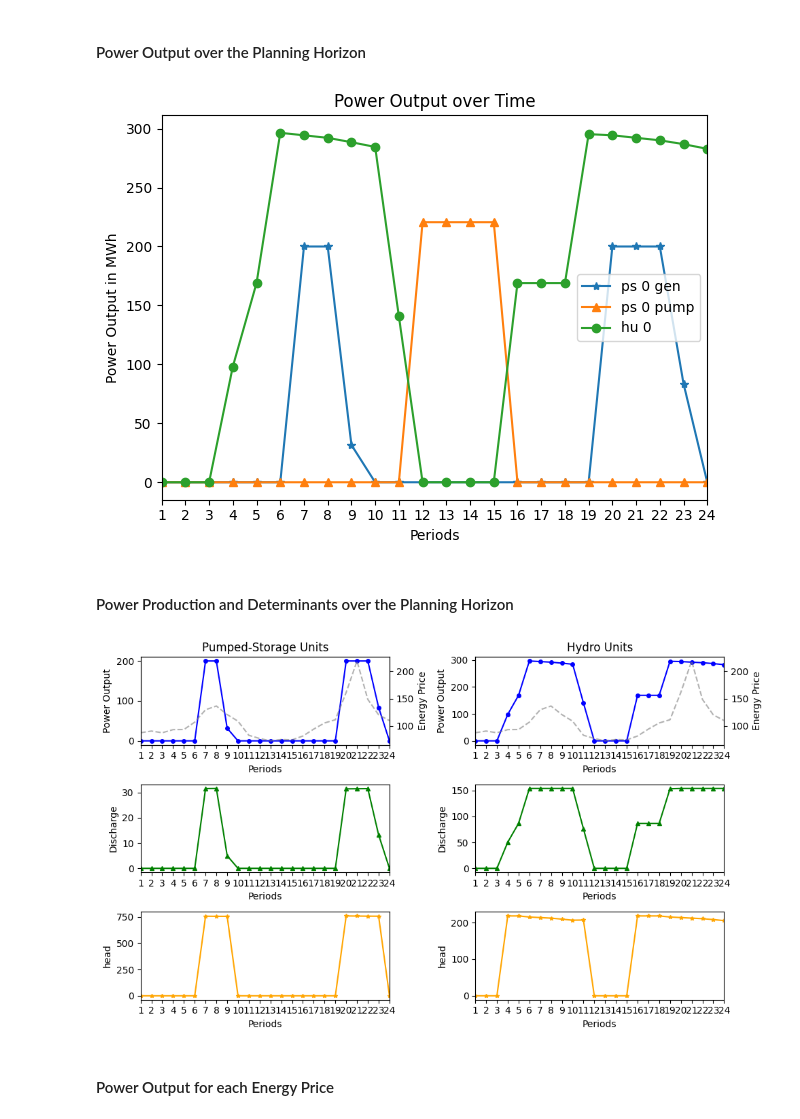
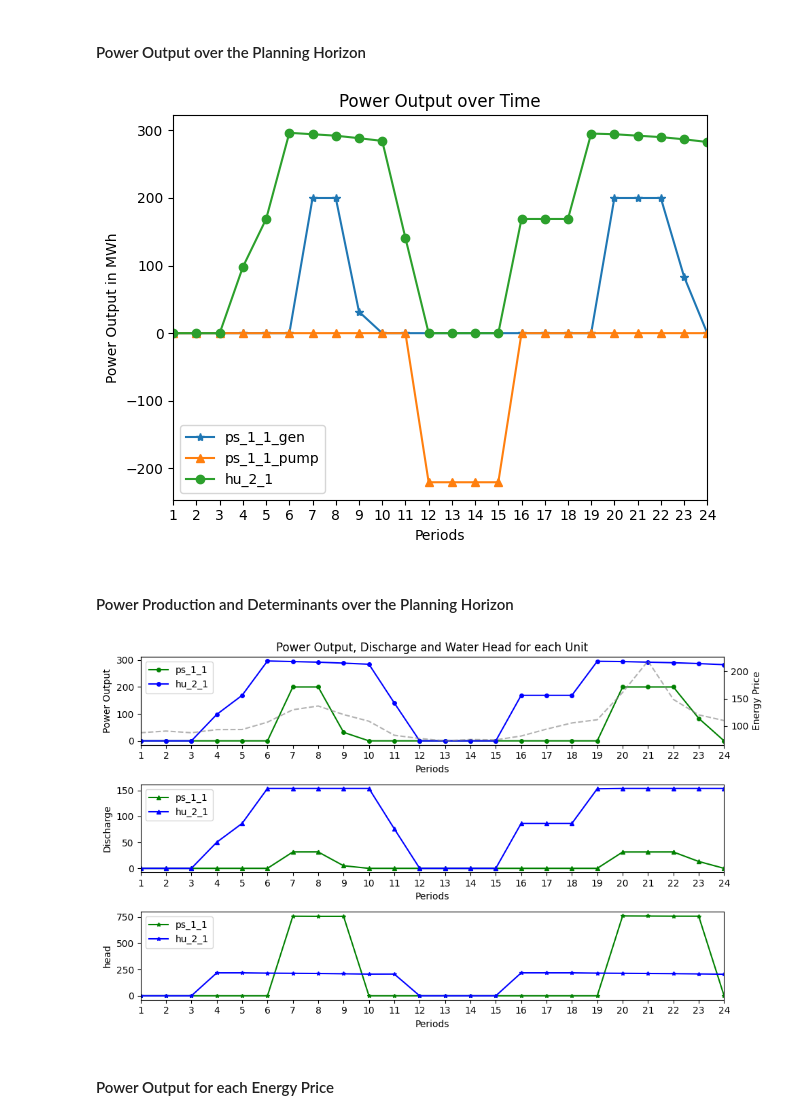
Before and after one commit to FredericWeiss/Seminar-Thesis, a Jupyter notebook: psh.ipynb, the cells around one changed output. Cells and saved outputs as stored; diff of their text form; code cells hidden in the pictures.

```diff
--- a/psh.ipynb
+++ b/psh.ipynb
@@ -769,20 +715,20 @@ for i in psh.reservoirs[:-1]:
 
     # Discharges from hydro units
     for j in psh.hu_affiliation[i]:
-        ax[i].plot(psh.periods+1, results.loc[f'hu_discharge_{i}_{j}'], marker='o', label=f'hu_{j}', color='green')
+        ax[i].plot(psh.periods+1, results.loc[f'hu_discharge_{i+1}_{j+1}'], marker='o', label=f'hu_{i+1}_{j+1}', color='green')
 
     # Discharges from pumped-storage units to generate power
     for k in psh.ps_affiliation[i]:
-        ax[i].plot(psh.periods+1, results.loc[f'ps_discharge_gen_{i}_{k}'], marker='*', label=f'ps_gen_{j}', color='blue')
+        ax[i].plot(psh.periods+1, results.loc[f'ps_discharge_gen_{i+1}_{k+1}'], marker='*', label=f'ps_{i+1}_{k+1}_gen', color='blue')
 
     # Discharges from pumped-storage units pumped upstream
     if i > 0: # No water can be punped upstream from first reservoir
         for k in psh.ps_affiliation[i-1]:
-            ax[i].plot(psh.periods+1, results.loc[f'ps_discharge_pump_{i}_{k}'], marker='+', label=f'ps_pump_{k}')
+            ax[i].plot(psh.periods+1, results.loc[f'ps_discharge_pump_{i+1}_{k+1}'], marker='+', label=f'ps_{i+1}_{k+1}_pump')
 
     # Total discharge downstream and spillage
-    ax[i].plot(psh.periods+1, results.loc[f'total_discharge_{i}'], label=f'Total discharge', marker='^', color='red')
-    ax[i].plot(psh.periods+1, results.loc[f'spillage_{i}'], label=f'Spillage', color='yellow')
+    ax[i].plot(psh.periods+1, results.loc[f'total_discharge_{i+1}'], label=f'total_discharge_{i+1}', marker='^', color='red')
+    ax[i].plot(psh.periods+1, results.loc[f'spillage_{i+1}'], label=f'spillage_{i+1}', color='yellow')
 
     ax[i].set_title(f'Discharges of reservoir {i+1}')
     ax[i].set_ylabel('Discharge in m^3/s')
@@ -790,7 +736,6 @@ for i in psh.reservoirs[:-1]:
 
     ax[i].set_xticks(psh.periods+1)
     ax[i].set_xlim(1, len(psh.periods))
-    ax[i].set_ylim(-10, 250)
 
     ax[i].legend()
 
@@ -808,12 +753,12 @@ for i in psh.reservoirs[:-1]:
 
     # Power generated by hydro units
     for j in psh.hu_affiliation[i]:
-        ax.plot(psh.periods+1, results.loc[f'hu_power_{i}_{j}'], label=f'hu {j}', marker='o')
+        ax.plot(psh.periods+1, results.loc[f'hu_power_{i+1}_{j+1}'], label=f'hu_{i+1}_{j+1}', marker='o')
 
     # Power generated and consumed by pumped-storage units
     for k in psh.ps_affiliation[i]:
-        ax.plot(psh.periods+1, results.loc[f'ps_power_gen_{i}_{k}'], label=f'ps {k} gen', marker='*')
-        ax.plot(psh.periods+1, results.loc[f'ps_power_pump_{i}_{k}'], label=f'ps {k} pump', marker='^')
+        ax.plot(psh.periods+1, results.loc[f'ps_power_gen_{i+1}_{k+1}'], label=f'ps_{i+1}_{k+1}_gen', marker='*')
+        ax.plot(psh.periods+1, results.loc[f'ps_power_pump_{i+1}_{k+1}'] * (-1), label=f'ps_{i+1}_{k+1}_pump', marker='^')
 
     ax.set_title('Power Output over Time')
     ax.set_ylabel('Power Output in MWh')
@@ -826,50 +771,47 @@ for i in psh.reservoirs[:-1]:
 
 plt.tight_layout()
 # %% [output]
-[figure, old version]
+[figure, new version]
 # %% [markdown]
 #### Power Production and Determinants over the Planning Horizon
 # %%
 # The first number in the label is always the reservoir index and the second the unit index
 
-fig, ax = plt.subplots(figsize=(10,6), nrows=3, ncols=len(psh.reservoirs)-1)
+fig, ax = plt.subplots(figsize=(10,6), nrows=3)
 
 for i in psh.reservoirs[:-1]:
 
     # Power, discharge and head of hydro units
     for j in psh.hu_affiliation[i]:
-        ax[0,i].plot(psh.periods+1, results.loc[f'hu_power_{i}_{j}'], marker='o', markersize=4, label='Hydro Unit Power Output', color='blue')
-        ax2 = ax[0,i].twinx()
+        ax[0].plot(psh.periods+1, results.loc[f'hu_power_{i+1}_{j+1}'], marker='o', markersize=4, label=f'hu_{i+1}_{j+1}', color='blue')
+        ax2 = ax[0].twinx()
         ax2.plot(psh.periods+1, psh.projected_prices, linestyle='--', color='gray', alpha=0.6)
         ax2.set_ylabel('Energy Price')
-        ax[1,i].plot(psh.periods+1, results.loc[f'hu_discharge_{i}_{j}'], marker='^', markersize=4, label='Hydro Unit Discharge', color='green')
-        ax[2,i].plot(psh.periods+1, results.loc[f'hu_head_{i}_{j}'], marker='*', markersize=4, label='Hydro Unit Head', color='orange')
+        ax[1].plot(psh.periods+1, results.loc[f'hu_discharge_{i+1}_{j+1}'], marker='^', markersize=4, label=f'hu_{i+1}_{j+1}', color='blue')
+        ax[2].plot(psh.periods+1, results.loc[f'hu_head_{i+1}_{j+1}'], marker='*', markersize=4, label=f'hu_{i+1}_{j+1}', color='blue')
 
     # Power, discharge and head of pumped-storage units
     for k in psh.ps_affiliation[i]:
-        ax[0,i].plot(psh.periods+1, results.loc[f'ps_power_gen_{i}_{k}'], marker='o', markersize=4, label='Pumped-Storage Unit Power Output', color='blue')
-        ax2 = ax[0,i].twinx()
-        ax2.plot(psh.periods+1, psh.projected_prices, linestyle='--', color='gray', alpha=0.6)
-        ax2.set_ylabel('Energy Price')
-        ax[1,i].plot(psh.periods+1, results.loc[f'ps_discharge_gen_{i}_{k}'], marker='^', markersize=4, label='Pumped-Storage Unit Discharge', color='green')
-        ax[2,i].plot(psh.periods+1, results.loc[f'ps_head_{i}_{k}'], marker='*', markersize=4, label='Pumped-Storage Unit Head', color='orange')
+        ax[0].plot(psh.periods+1, results.loc[f'ps_power_gen_{i+1}_{k+1}'], marker='o', markersize=4, label=f'ps_{i+1}_{k+1}', color='green')
+        ax[1].plot(psh.periods+1, results.loc[f'ps_discharge_gen_{i+1}_{k+1}'], marker='^', markersize=4, label=f'ps_{i+1}_{k+1}', color='green')
+        ax[2].plot(psh.periods+1, results.loc[f'ps_head_{i+1}_{k+1}'], marker='*', markersize=4, label=f'ps_{i+1}_{k+1}', color='green')
 
-    ax[0,i].set_ylabel('Power Output')
-    ax[1,i].set_ylabel('Discharge')
-    ax[2,i].set_ylabel('head')
+    ax[0].set_ylabel('Power Output')
+    ax[1].set_ylabel('Discharge')
+    ax[2].set_ylabel('head')
 
     for x in range(3):
-        ax[x,i].set_xlabel('Periods')
-        ax[x,i].set_xticks(psh.periods+1)
-        ax[x,i].set_xlim(1, len(psh.periods))
+        ax[x].set_xlabel('Periods')
+        ax[x].set_xticks(psh.periods+1)
+        ax[x].set_xlim(1, len(psh.periods))
+        ax[x].legend(loc='upper left')
 
-    ax[0,0].set_title('Pumped-Storage Units')
-    ax[0,1].set_title('Hydro Units')
+    ax[0].set_title('Power Output, Discharge and Water Head for each Unit')
 
     plt.tight_layout()
     plt.savefig('Images/power_output.png')
 # %% [output]
-[figure, old version]
+[figure, new version]
 # %% [markdown]
 #### Power Output for each Energy Price
 # %%
```
Also changed, not shown: parts of 40 cells of this notebook, 2 other files.
